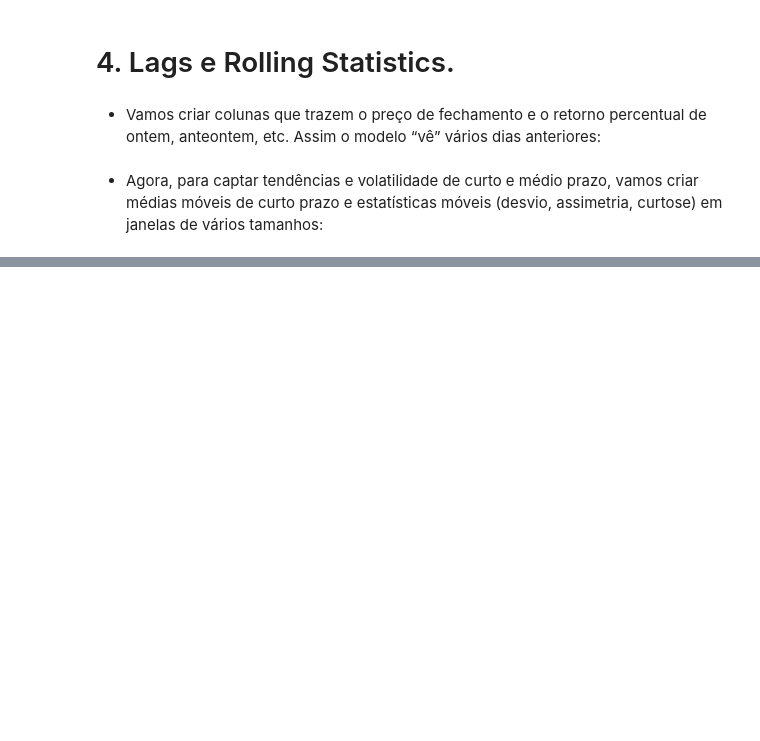
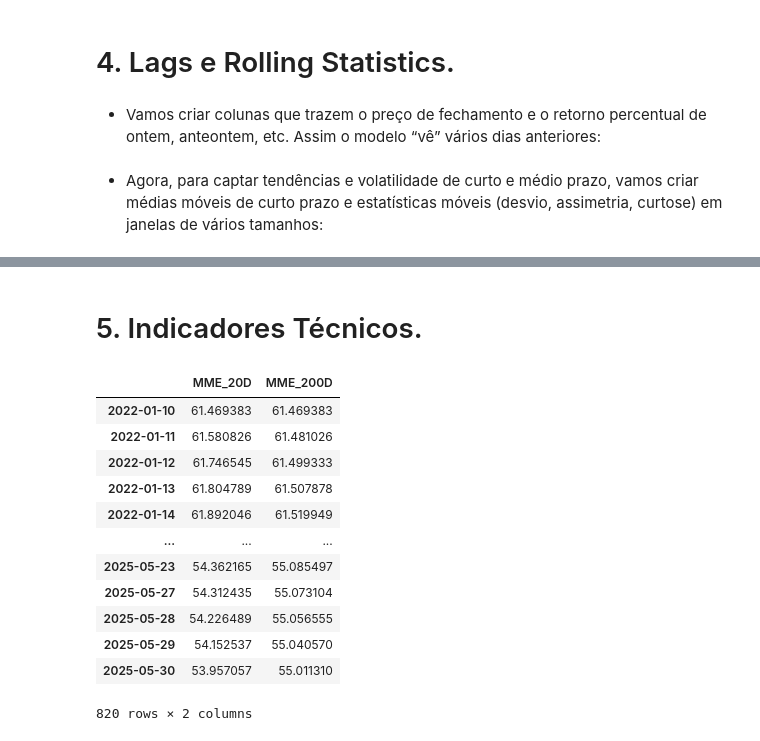
Before and after one commit to DanielCFigueira/Projeto_Predicao_VALE3, a Jupyter notebook: Teste.ipynb, the cells around one changed output, grey strips where cells are left out. Cells and saved outputs as stored; diff of their text form; code cells hidden in the pictures; blank space fills up the shorter version.

```diff
--- a/Teste.ipynb
+++ b/Teste.ipynb
@@ -225,0 +226,23 @@ df
+# %% [markdown]
+# 5. Indicadores Técnicos.
+# %%
+# Média móvel exponencial de 20 dias:
+df['MME_20D'] = df['Close_VALE3'].ewm(span=20, adjust=False).mean()
+# Média móvel exponencial de 200 dias:
+df['MME_200D'] = df['Close_VALE3'].ewm(span=200, adjust=False).mean()
+
+df[['MME_20D', 'MME_200D']]
+# %% [output]
+|  | MME_20D | MME_200D |
+| 2022-01-10 | 61.469383 | 61.469383 |
+| 2022-01-11 | 61.580826 | 61.481026 |
+| 2022-01-12 | 61.746545 | 61.499333 |
+| 2022-01-13 | 61.804789 | 61.507878 |
+| 2022-01-14 | 61.892046 | 61.519949 |
+| ... | ... | ... |
+| 2025-05-23 | 54.362165 | 55.085497 |
+| 2025-05-27 | 54.312435 | 55.073104 |
+| 2025-05-28 | 54.226489 | 55.056555 |
+| 2025-05-29 | 54.152537 | 55.040570 |
+| 2025-05-30 | 53.957057 | 55.011310 |
+820 rows × 2 columns
```
Also changed, not shown: parts of 9 cells of this notebook, 1 other file.
